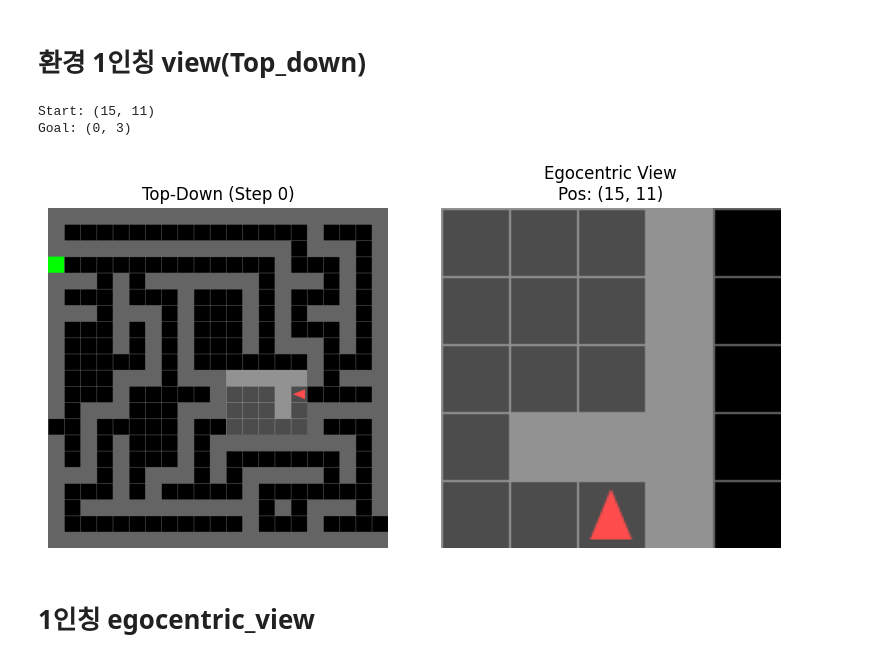
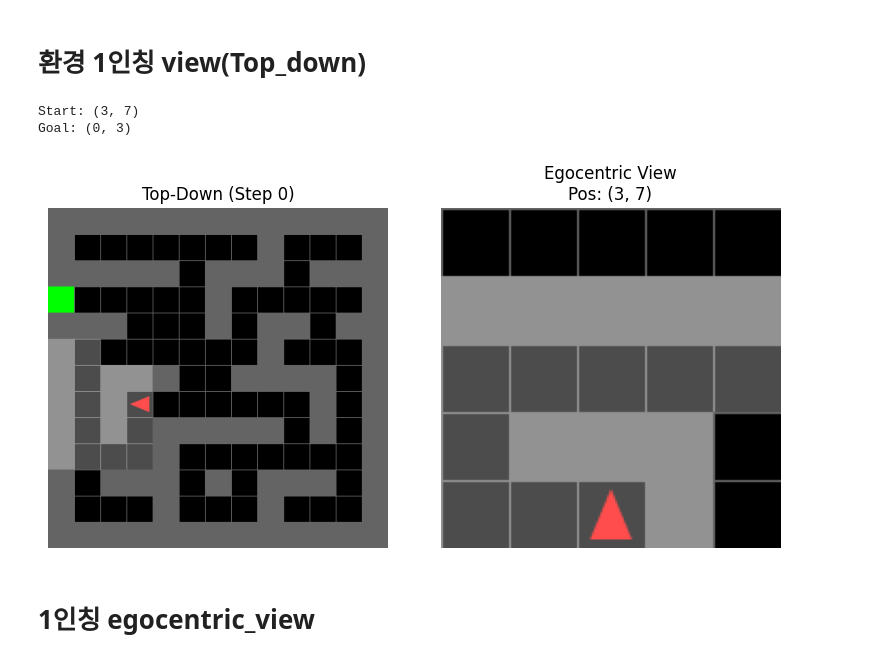
Before and after one commit to jongminpark88/Comp_neuro_final, a Jupyter notebook: notebooks/env_test.ipynb, the cells around one changed output. Saved outputs shown, nothing was run; the diff lists cells and outputs as text; code cells hidden in the pictures.

```diff
--- a/notebooks/env_test.ipynb
+++ b/notebooks/env_test.ipynb
@@ -49,7 +49,7 @@ obs['view']는 3가지 key를 가진 딕셔너리
 # %%
 # 1) 원본 env
 base_env = CustomMazeEnv(
-    layout_id="c",
+    layout_id="d",
     goal_pos=(0,3),
     view_size=5,
     max_steps=250,
@@ -58,35 +58,35 @@ base_env = CustomMazeEnv(
 )
 
 # 2) 픽셀Obs 래퍼 씌우기
 env = RGBImgPartialObsWrapper(base_env, tile_size=32)
 
 # 3) reset/step 은 래퍼 env로
 obs, _ = env.reset(seed=40)
 print("Start:", obs["position"])
 
 # 4) 원본 goal_pos 읽기 (unwrap)
 print("Goal:", env.unwrapped.goal_pos)
 
 # 5) 탑다운 렌더링
 top_down_view = env.render()
 fp_view = obs['image']
 
 # 2열 subplot
 fig, (ax1, ax2) = plt.subplots(1, 2, figsize=(8,4))
 ax1.imshow(top_down_view)
 ax1.set_title(f"Top-Down (Step {obs['timestep']})")
 ax1.axis("off")
 
 ax2.imshow(fp_view)
 ax2.set_title(f"Egocentric View\nPos: {obs['position']}")
 ax2.axis("off")
 
 plt.tight_layout()
 plt.show()
 # %% [output]
-Start: (15, 11)
+Start: (3, 7)
 Goal: (0, 3)
-[figure, old version]
+[figure, new version]
 # %% [markdown]
 # 1인칭 egocentric_view
 # %%
```
Also changed, not shown: parts of 4 cells of this notebook, 3 other files.
